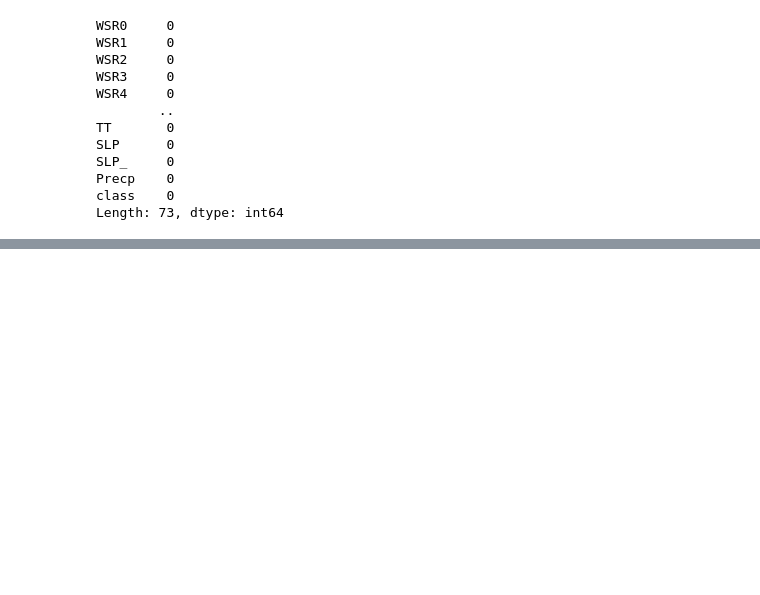
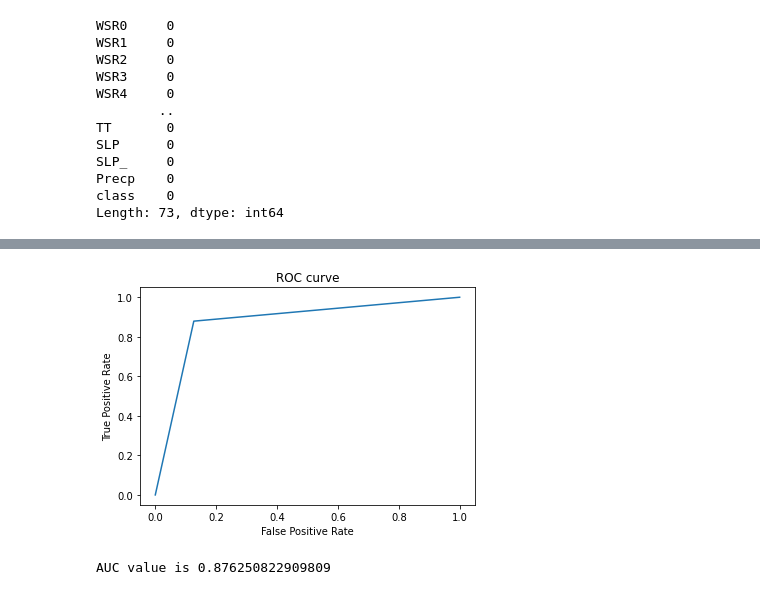
Before and after one commit to gauravvv2204/Ozone-Level-Detection, a Jupyter notebook: LogisticRegression.ipynb, the cells around one changed output, grey strips where cells are left out. Cells and saved outputs as stored; diff of their text form; code cells hidden in the pictures; blank space fills up the shorter version.

```diff
--- a/LogisticRegression.ipynb
+++ b/LogisticRegression.ipynb
@@ -200,0 +226,13 @@ accuracy_score(Y_test, Y_pred)
+# %%
+fpr, tpr, threshold= roc_curve(Y_test, Y_pred, pos_label=1)
+plt.plot(fpr, tpr)
+plt.xlabel("False Positive Rate")
+plt.ylabel("True Positive Rate")
+plt.title("ROC curve")
+path = r"D:\College HW\ML\Project\Ozone-Level-Detection\Images"
+plt.savefig(r"{}\Logistic_AUC.png".format(path))
+plt.show()
+print("AUC value is {} ".format(auc(fpr, tpr)))
+# %% [output]
+[figure, added]
+AUC value is 0.876250822909809
```
Also changed, not shown: parts of 12 cells of this notebook, 13 other files.
